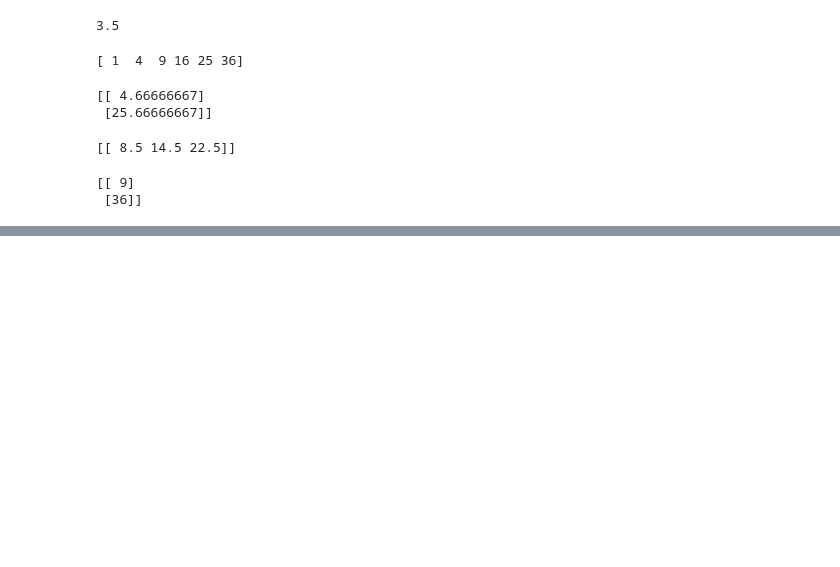
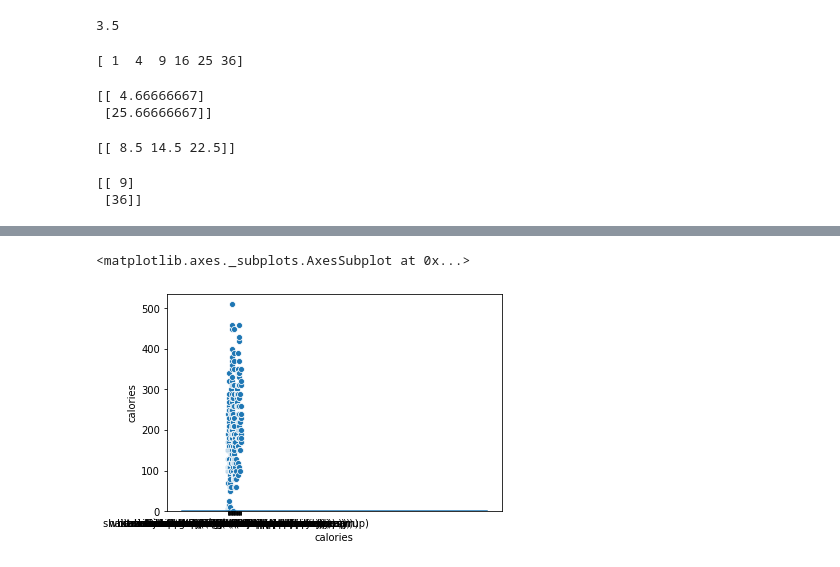
Before and after one commit to JosephWentzel/MDST-Tutorial, a Jupyter notebook: checkpoint2/checkpoint2a.ipynb, the cells around one changed output, grey strips where cells are left out. Saved outputs shown, nothing was run; the diff lists cells and outputs as text; code cells hidden in the pictures; blank space fills up the shorter version.

```diff
--- a/checkpoint2/checkpoint2a.ipynb
+++ b/checkpoint2/checkpoint2a.ipynb
@@ -103,7 +160,10 @@ df["Calories"].plot(kind='scatter', x='x', y='y')
 # %%
 # plot the same distribution using seaborn. what about a density plot instead?
 import seaborn
-seaborn.scatterplot(x='x', y='y', data=df["Calories"])
-seaborn.distplot(df["Calories"], hist=True, kde=True)
+seaborn.scatterplot(data=df, x='beverage', y='calories')
+seaborn.distplot(df["calories"], hist=True, kde=True)
+# %% [output]
+<matplotlib.axes._subplots.AxesSubplot at 0x...>
+[figure, added]
 # %%
 # plot calories against total fat using seaborn
```
Also changed, not shown: parts of 8 cells of this notebook.
